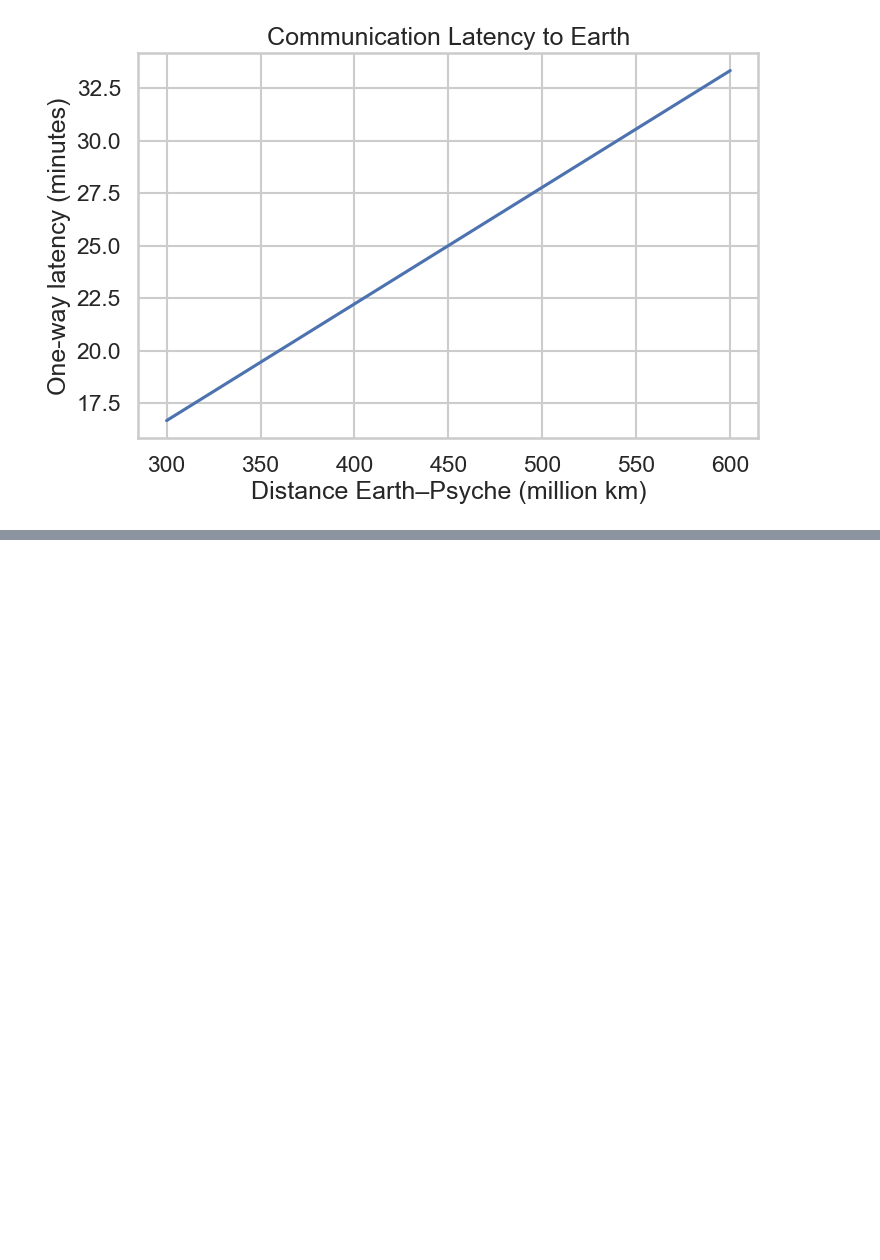
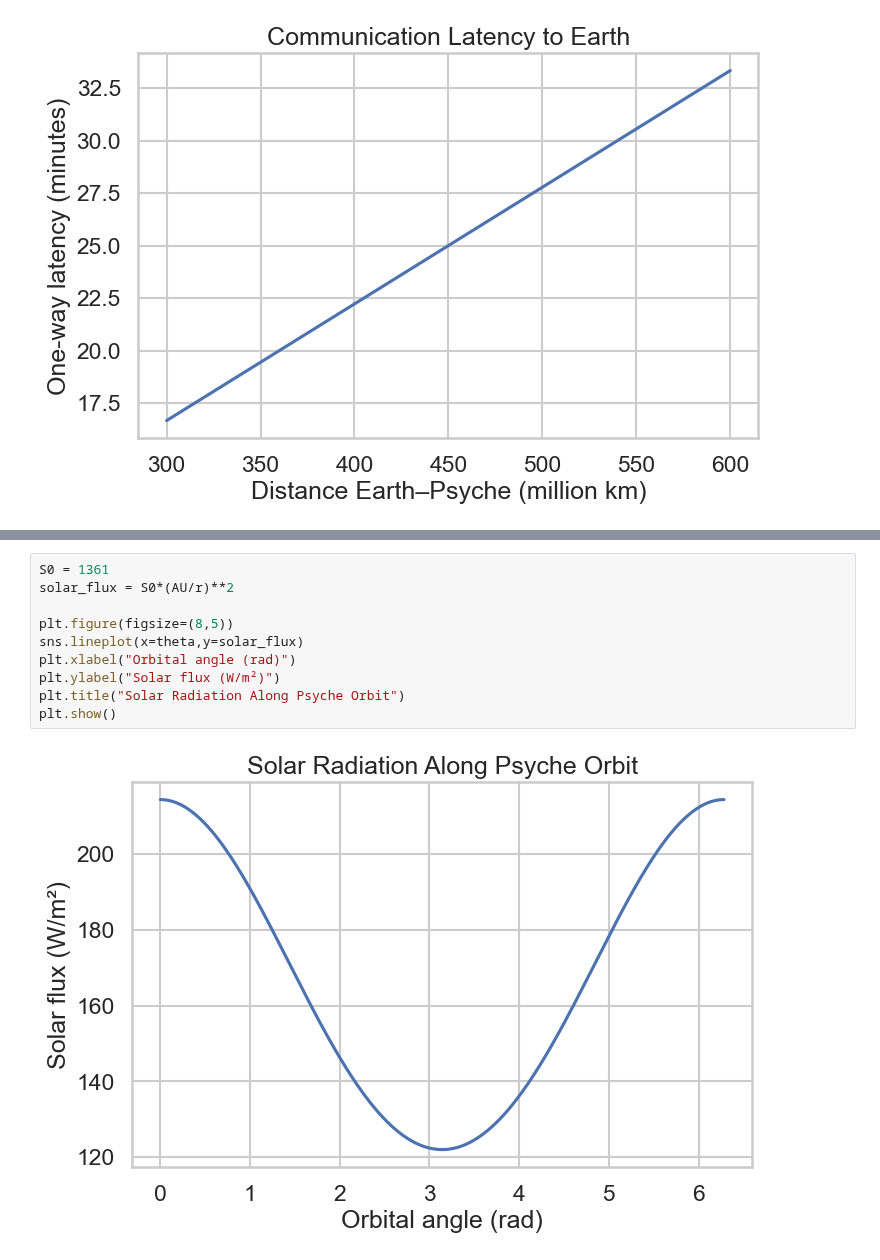
Before and after one commit to DomiStjls/FI-YD, a Jupyter notebook: notebooks/visual.ipynb, the cells around one changed output, grey strips where cells are left out. Drawn from its saved outputs; the diff is of its cells as text; blank space fills up the shorter version.

```diff
--- a/notebooks/visual.ipynb
+++ b/notebooks/visual.ipynb
@@ -235,0 +218,12 @@ plt.show()
+# %%
+S0 = 1361
+solar_flux = S0*(AU/r)**2
+
+plt.figure(figsize=(8,5))
+sns.lineplot(x=theta,y=solar_flux)
+plt.xlabel("Orbital angle (rad)")
+plt.ylabel("Solar flux (W/m²)")
+plt.title("Solar Radiation Along Psyche Orbit")
+plt.show()
+# %% [output]
+[figure, added]
```
Also changed, not shown: parts of 18 cells of this notebook.
